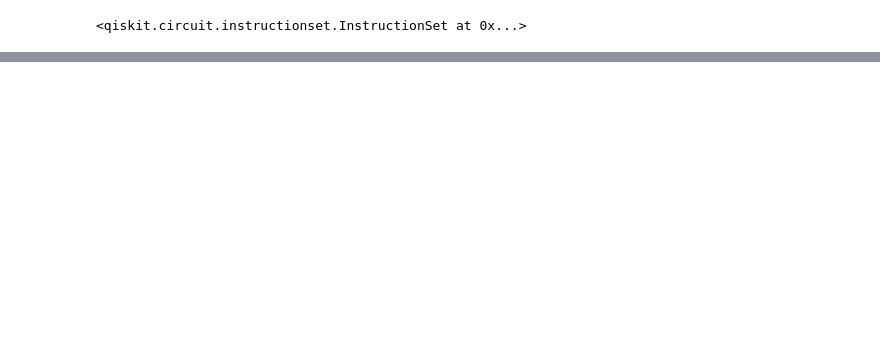
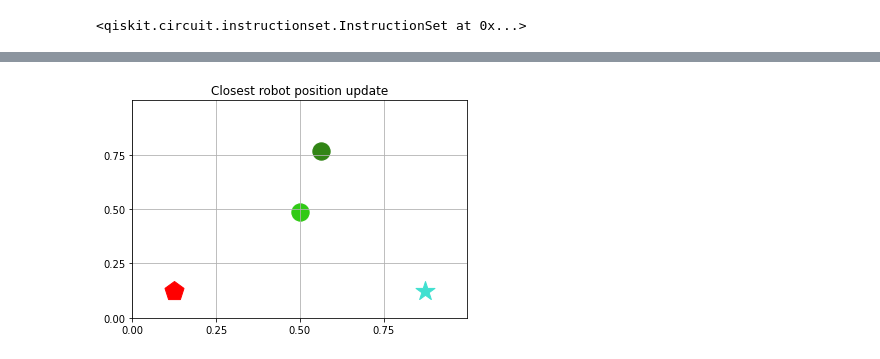
Before and after one commit to salvatorezam/quantum-swarm-path-planning, a Jupyter notebook: swarm_with_grover.ipynb, the cells around one changed output, grey strips where cells are left out. Drawn from its saved outputs; the diff is of its cells as text; code cells hidden in the pictures; blank space fills up the shorter version.

```diff
--- a/swarm_with_grover.ipynb
+++ b/swarm_with_grover.ipynb
@@ -545,3 +571,7 @@ R1 0.77 0.81
+# %%
+plot_scatterplot("Closest robot position update")
+# %% [output]
+[figure, added]
 # %%
 # former rewards
 for i in  Robotx._registry:
```
Also changed, not shown: parts of 29 cells of this notebook.
